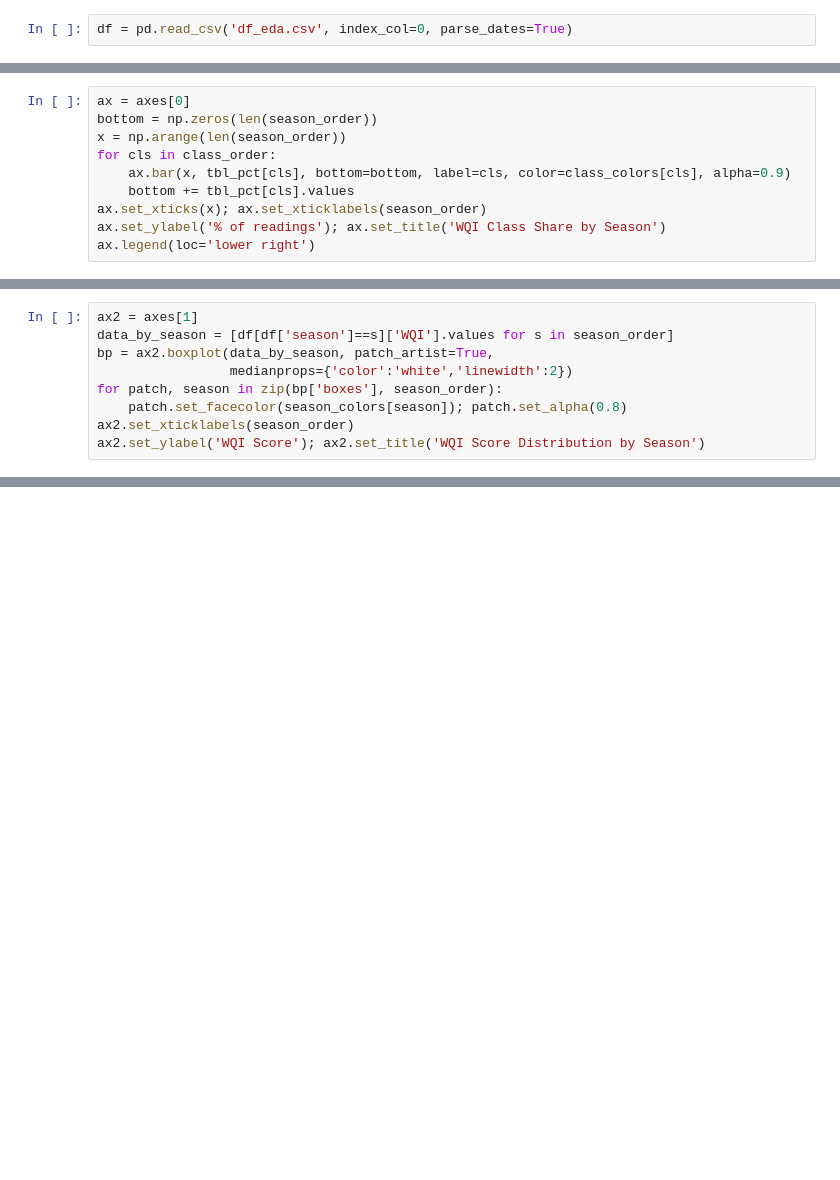
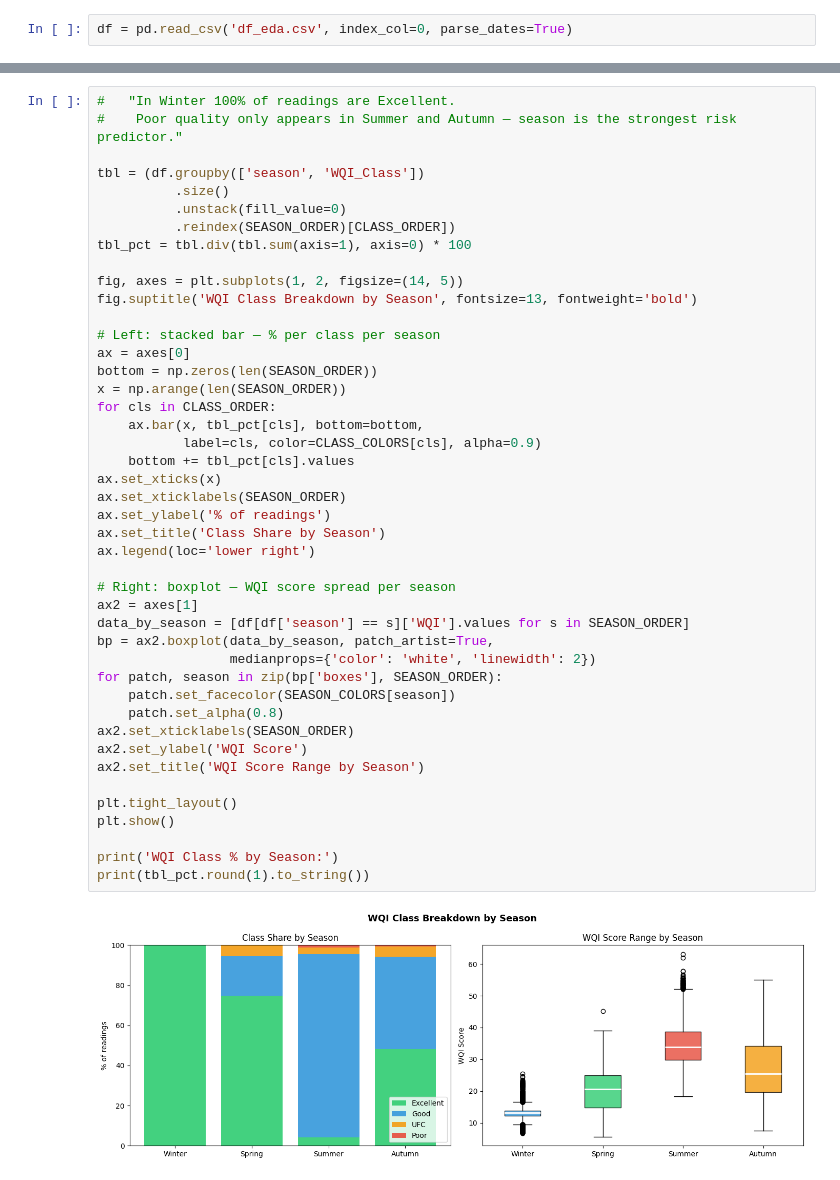
Before and after one commit to Atharva-Shinde-95/EDA_active, a Jupyter notebook: e_wqi.ipynb, the cells around one changed output, grey strips where cells are left out. Cells and saved outputs as stored; diff of their text form; blank space fills up the shorter version.

```diff
--- a/e_wqi.ipynb
+++ b/e_wqi.ipynb
@@ -182,10 +163,0 @@ Text(0.5, 0.98, 'WQI Class Breakdown by Season')
-# %%
-ax = axes[0]
-bottom = np.zeros(len(season_order))
-x = np.arange(len(season_order))
-for cls in class_order:
-    ax.bar(x, tbl_pct[cls], bottom=bottom, label=cls, color=class_colors[cls], alpha=0.9)
-    bottom += tbl_pct[cls].values
-ax.set_xticks(x); ax.set_xticklabels(season_order)
-ax.set_ylabel('% of readings'); ax.set_title('WQI Class Share by Season')
-ax.legend(loc='lower right')
@@ -194,9 +163,0 @@ ax.legend(loc='lower right')
-# %%
-ax2 = axes[1]
-data_by_season = [df[df['season']==s]['WQI'].values for s in season_order]
-bp = ax2.boxplot(data_by_season, patch_artist=True,
-                 medianprops={'color':'white','linewidth':2})
-for patch, season in zip(bp['boxes'], season_order):
-    patch.set_facecolor(season_colors[season]); patch.set_alpha(0.8)
-ax2.set_xticklabels(season_order)
-ax2.set_ylabel('WQI Score'); ax2.set_title('WQI Score Distribution by Season')
@@ -220,0 +164,46 @@ Autumn          48.2  45.9  5.3   0.6
+# %%
+#   "In Winter 100% of readings are Excellent.
+#    Poor quality only appears in Summer and Autumn — season is the strongest risk predictor."
+
+tbl = (df.groupby(['season', 'WQI_Class'])
+          .size()
+          .unstack(fill_value=0)
+          .reindex(SEASON_ORDER)[CLASS_ORDER])
+tbl_pct = tbl.div(tbl.sum(axis=1), axis=0) * 100
+
+fig, axes = plt.subplots(1, 2, figsize=(14, 5))
+fig.suptitle('WQI Class Breakdown by Season', fontsize=13, fontweight='bold')
+
+# Left: stacked bar — % per class per season
+ax = axes[0]
+bottom = np.zeros(len(SEASON_ORDER))
+x = np.arange(len(SEASON_ORDER))
+for cls in CLASS_ORDER:
+    ax.bar(x, tbl_pct[cls], bottom=bottom,
+           label=cls, color=CLASS_COLORS[cls], alpha=0.9)
+    bottom += tbl_pct[cls].values
+ax.set_xticks(x)
+ax.set_xticklabels(SEASON_ORDER)
+ax.set_ylabel('% of readings')
+ax.set_title('Class Share by Season')
+ax.legend(loc='lower right')
+
+# Right: boxplot — WQI score spread per season
+ax2 = axes[1]
+data_by_season = [df[df['season'] == s]['WQI'].values for s in SEASON_ORDER]
+bp = ax2.boxplot(data_by_season, patch_artist=True,
+                 medianprops={'color': 'white', 'linewidth': 2})
+for patch, season in zip(bp['boxes'], SEASON_ORDER):
+    patch.set_facecolor(SEASON_COLORS[season])
+    patch.set_alpha(0.8)
+ax2.set_xticklabels(SEASON_ORDER)
+ax2.set_ylabel('WQI Score')
+ax2.set_title('WQI Score Range by Season')
+
+plt.tight_layout()
+plt.show()
+
+print('WQI Class % by Season:')
+print(tbl_pct.round(1).to_string())
+# %% [output]
+[figure, added]
```
Also changed, not shown: parts of 25 cells of this notebook.
